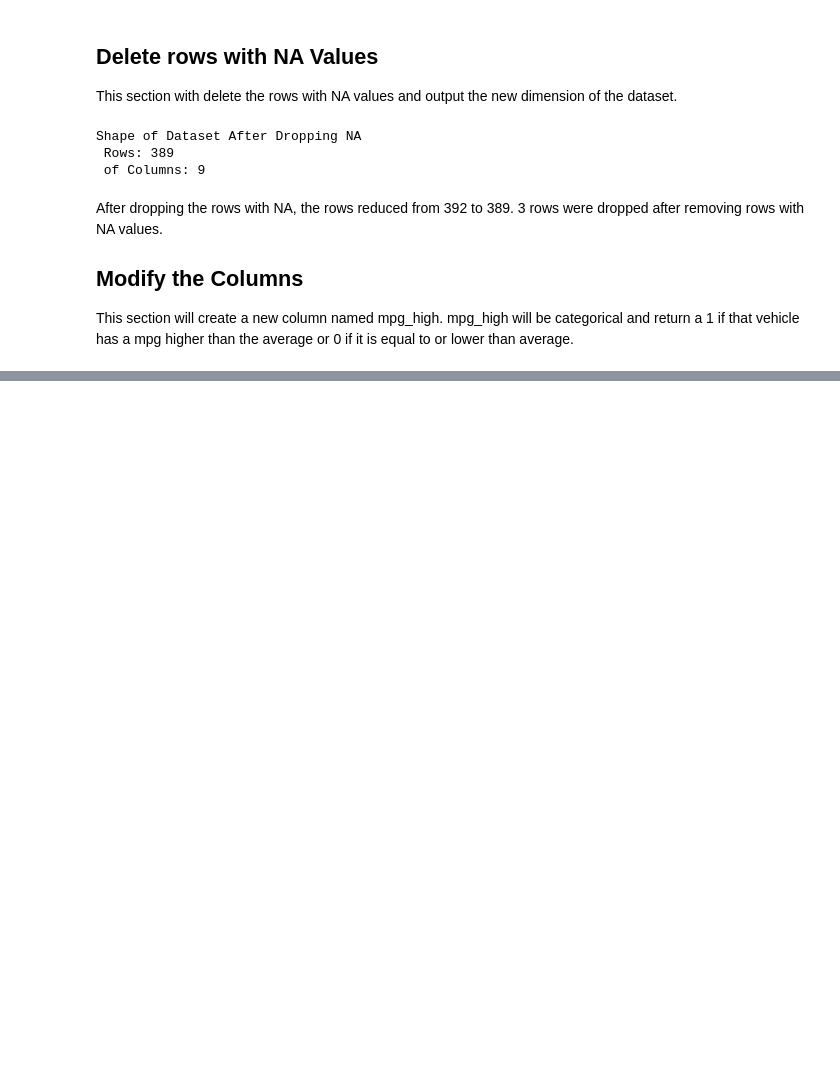
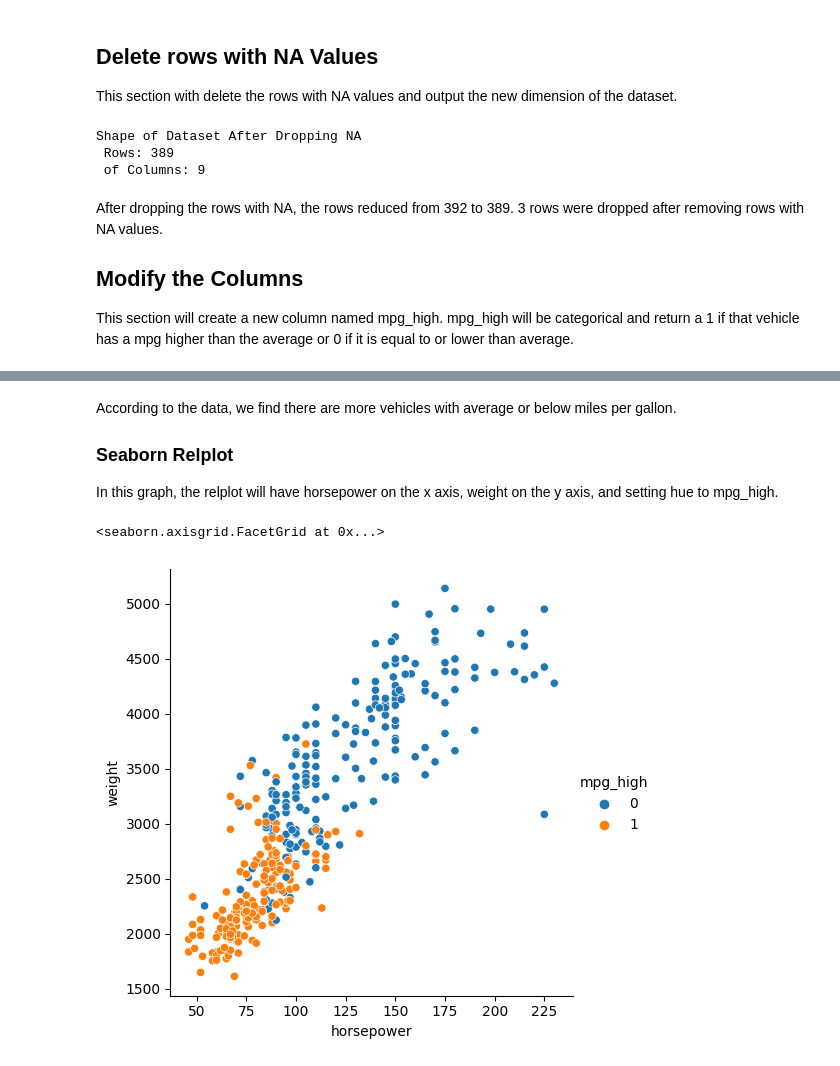
Before and after one commit to AlejoVinluan/ML-Examples, a Jupyter notebook: Program 5/sklearn.ipynb, the cells around one changed output, grey strips where cells are left out. Cells and saved outputs as stored; diff of their text form; code cells hidden in the pictures; blank space fills up the shorter version.

```diff
--- a/Program 5/sklearn.ipynb
+++ b/Program 5/sklearn.ipynb
@@ -214,0 +236,10 @@ Data head to show new mpg_high column
+# %% [markdown]
+According to the data, we find there are more vehicles with average or below miles per gallon.
+
+### Seaborn Relplot
+In this graph, the relplot will have horsepower on the x axis, weight on the y axis, and setting hue to mpg_high.
+# %%
+sns.relplot(x='horsepower', y='weight', hue='mpg_high', data=data)
+# %% [output]
+<seaborn.axisgrid.FacetGrid at 0x...>
+[figure, added]
```
Also changed, not shown: parts of 14 cells of this notebook.
